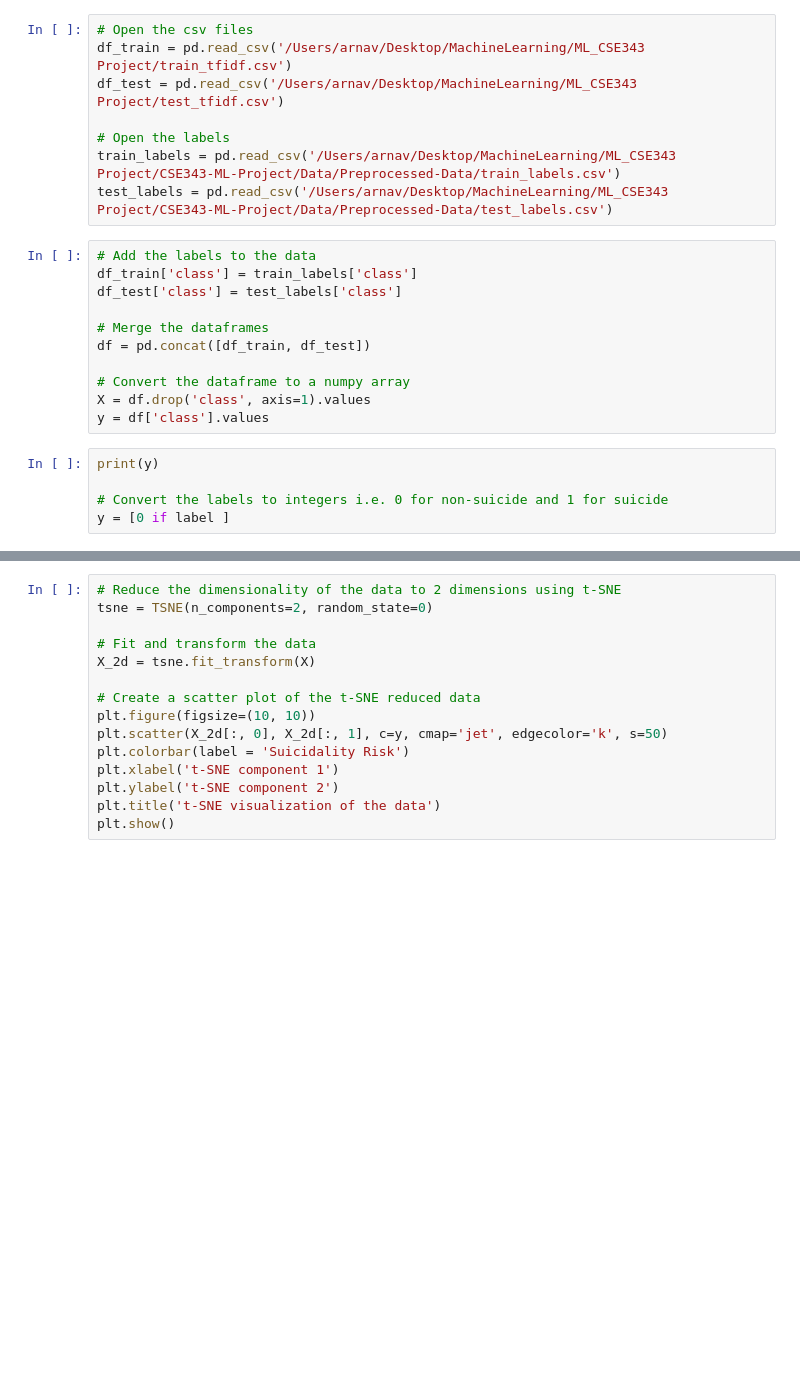
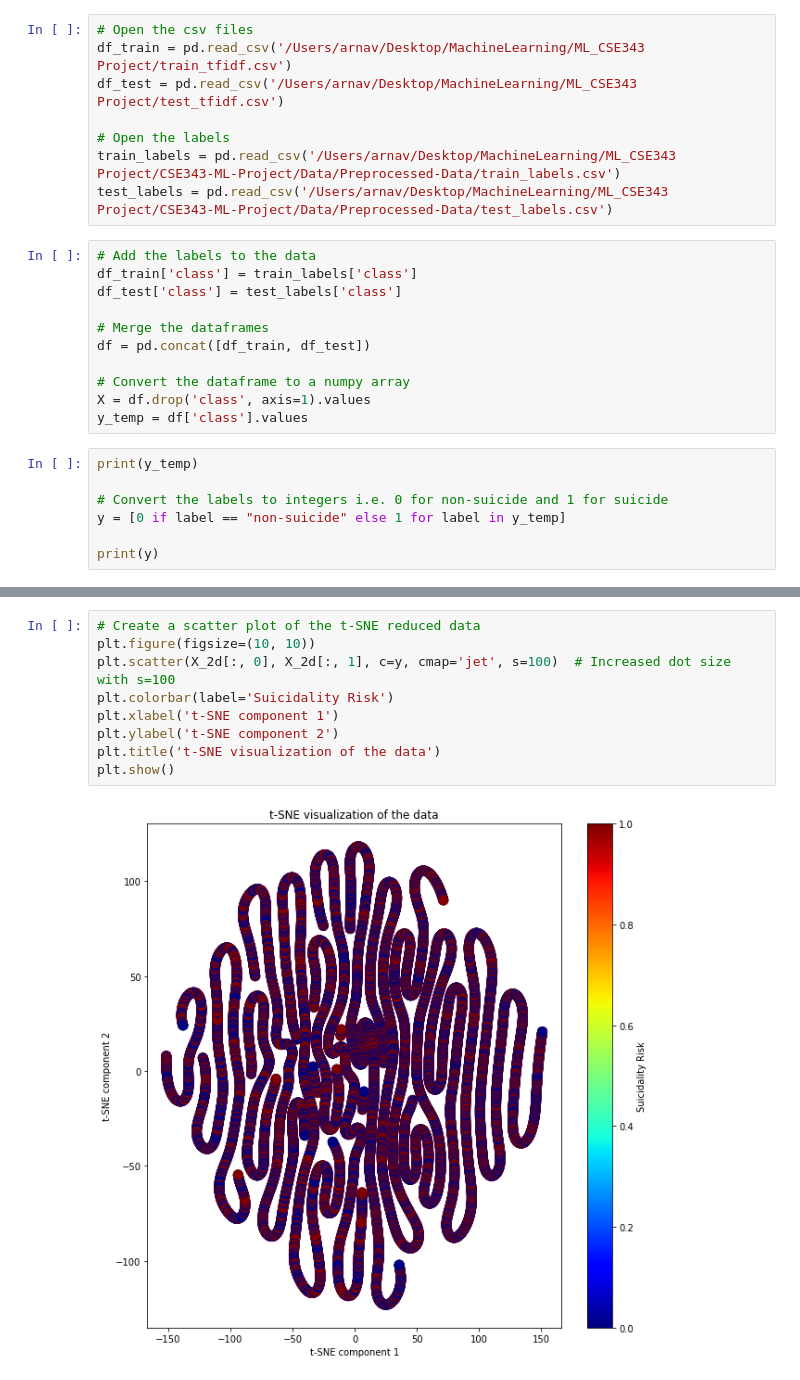
Before and after one commit to arnav10goel/CSE343-ML-Project, a Jupyter notebook: Data/t-SNE.ipynb, the cells around one changed output, grey strips where cells are left out. Saved outputs shown, nothing was run; the diff lists cells and outputs as text; blank space fills up the shorter version.

```diff
--- a/Data/t-SNE.ipynb
+++ b/Data/t-SNE.ipynb
@@ -22,12 +22,14 @@ df = pd.concat([df_train, df_test])
 
 # Convert the dataframe to a numpy array
 X = df.drop('class', axis=1).values
-y = df['class'].values
+y_temp = df['class'].values
 # %%
-print(y)
+print(y_temp)
 
 # Convert the labels to integers i.e. 0 for non-suicide and 1 for suicide
-y = [0 if label ]
+y = [0 if label == "non-suicide" else 1 for label in y_temp]
+
+print(y)
 # %% [output]
 ['non-suicide' 'non-suicide' 'non-suicide' ... 'non-suicide' 'suicide'
  'suicide']
@@ -34,15 +43,11 @@ y = [0 if label ]
 # %%
-# Reduce the dimensionality of the data to 2 dimensions using t-SNE
-tsne = TSNE(n_components=2, random_state=0)
-
-# Fit and transform the data
-X_2d = tsne.fit_transform(X)
-
 # Create a scatter plot of the t-SNE reduced data
 plt.figure(figsize=(10, 10))
-plt.scatter(X_2d[:, 0], X_2d[:, 1], c=y, cmap='jet', edgecolor='k', s=50)
-plt.colorbar(label = 'Suicidality Risk')
+plt.scatter(X_2d[:, 0], X_2d[:, 1], c=y, cmap='jet', s=100)  # Increased dot size with s=100
+plt.colorbar(label='Suicidality Risk')
 plt.xlabel('t-SNE component 1')
 plt.ylabel('t-SNE component 2')
 plt.title('t-SNE visualization of the data')
 plt.show()
+# %% [output]
+[figure, added]
```
Also changed, not shown: parts of 2 cells of this notebook, 1 other file.
